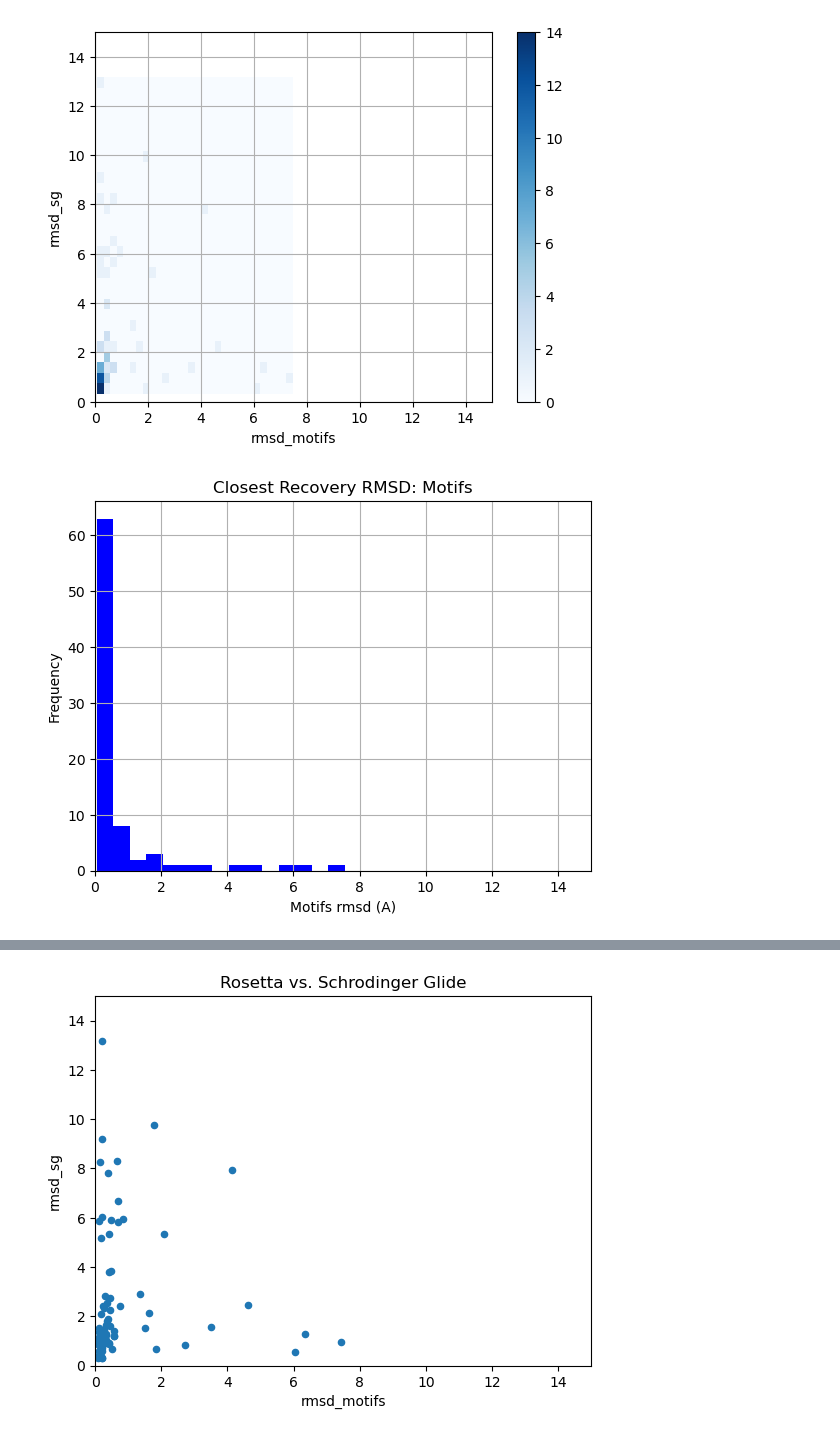
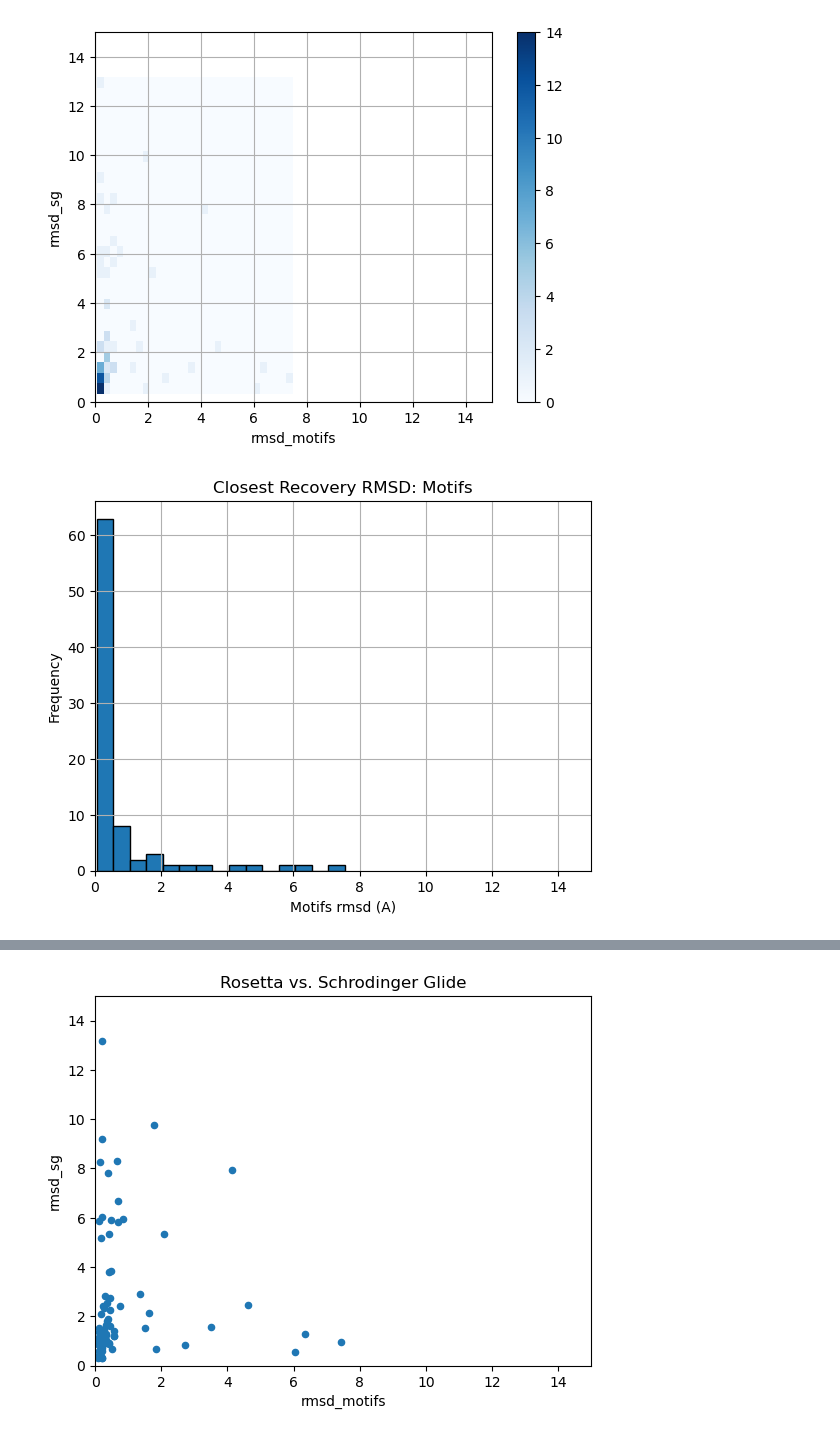
Before and after one commit to toadlover/thyme_lab_internship_2024, a Jupyter notebook: jupyter_notebooks/Schrodinger_vs_Rosetta.ipynb, the cells around one changed output, grey strips where cells are left out. Cells and saved outputs as stored; diff of their text form; code cells hidden in the pictures.

Commit message:
adjusting coloration on graphs

```diff
--- a/jupyter_notebooks/Schrodinger_vs_Rosetta.ipynb
+++ b/jupyter_notebooks/Schrodinger_vs_Rosetta.ipynb
@@ -213,22 +213,23 @@ plt.show()
 # %%
 #create heatmap of Motifs closest recovery RMSDs
 
 #extract motifs rmsds
 x = merged_df['rmsd_motifs']
 #set labels and title
 plt.xlabel('Motifs rmsd (A)')
 plt.ylabel('Frequency')
 plt.title('Closest Recovery RMSD: Motifs')
 #create 30 bin 1D hsitogram
 plt.xlim(0,15)
 bin_edges = np.arange(min(x), max(x) + 0.5, 0.5)
-plt.hist(x, bins=bin_edges, color='blue')
+#plt.hist(x, bins=bin_edges, color='blue')
+plt.hist(x, bins=bin_edges, edgecolor='black')
 #set grid
 plt.grid(True)
 #show plot
 plt.show()
 # %% [output]
-[figure, old version]
+[figure, new version]
 # %%
 #create heatmap of Schrodinger closest recovery RMSDs
 
```
Also changed, not shown: parts of 1 cell of this notebook, 1 other file.
